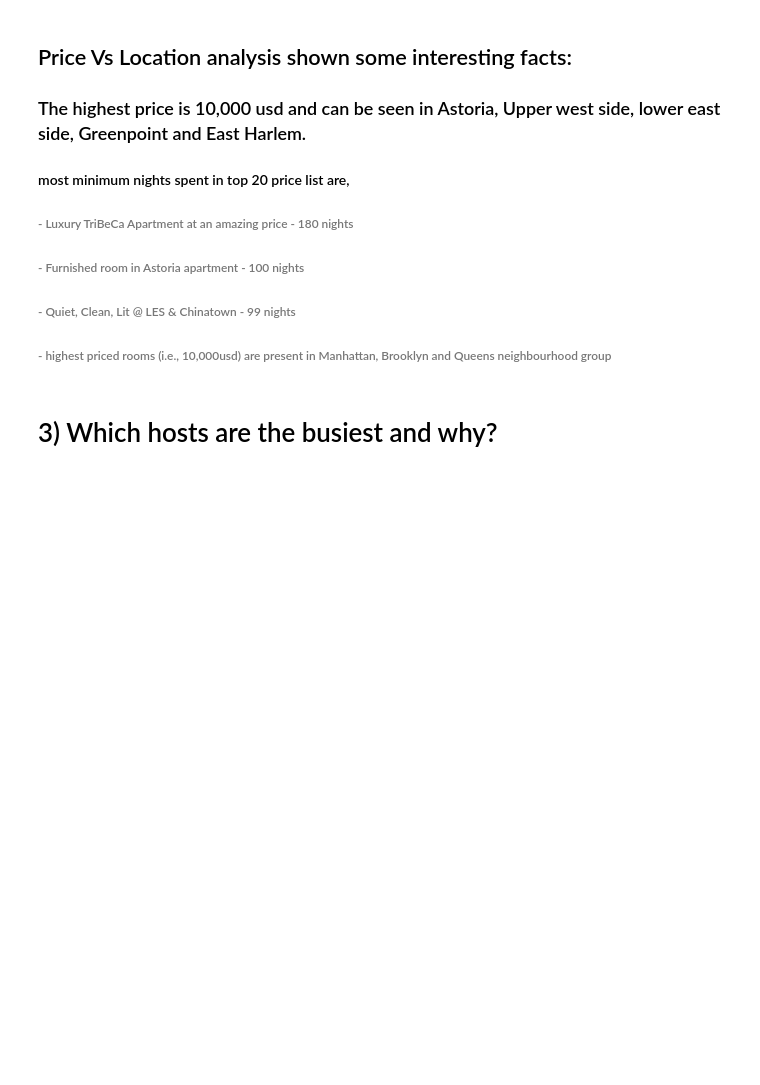
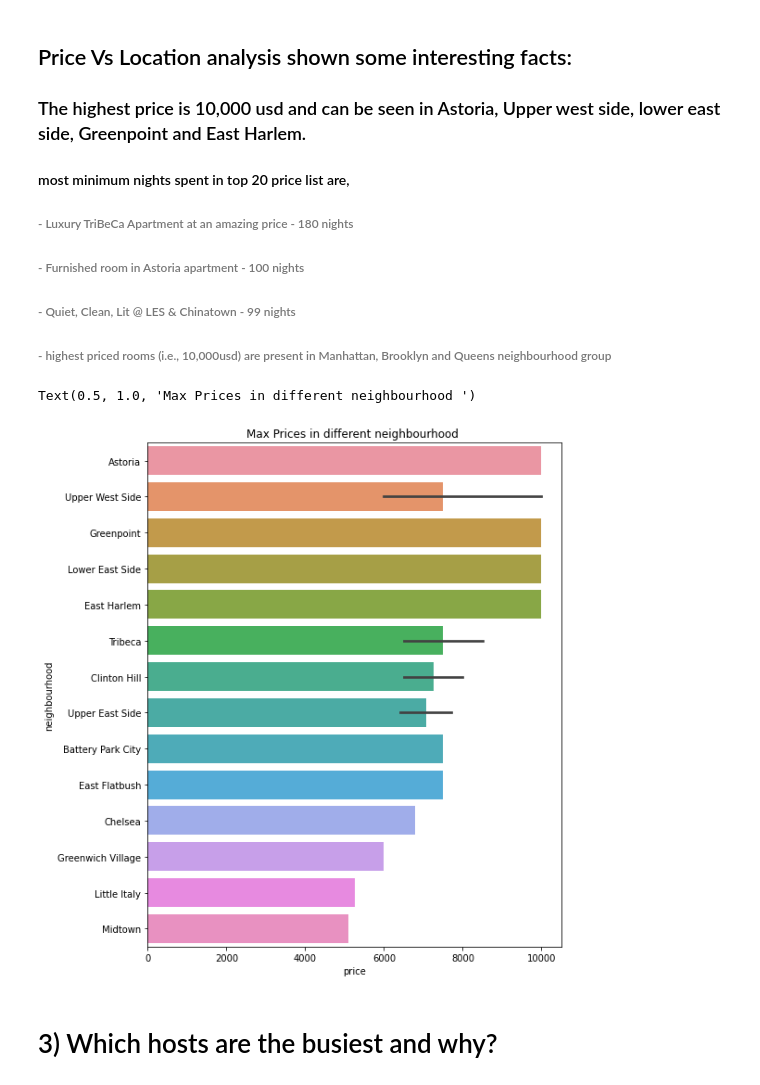
Before and after one commit to rknethinti/EDA-Airbnb-bookings-analysis, a Jupyter notebook: Airbnb_Bookings_Analysis_Capstone_Project.ipynb, the cells around one changed output. Cells and saved outputs as stored; diff of their text form; code cells hidden in the pictures; blank space fills up the shorter version.

```diff
--- a/Airbnb_Bookings_Analysis_Capstone_Project.ipynb
+++ b/Airbnb_Bookings_Analysis_Capstone_Project.ipynb
@@ -203,6 +218,13 @@ top_prices
 ###### - Furnished room in Astoria apartment - 100 nights
 ###### - Quiet, Clean, Lit @ LES & Chinatown	- 99 nights
 ###### - highest priced rooms (i.e., 10,000usd) are present in Manhattan, Brooklyn and Queens neighbourhood group
+# %%
+plt.figure(figsize=(8,10))
+sns.barplot(x= top_prices['price'],y=top_prices['neighbourhood'])
+plt.title('Max Prices in different neighbourhood ')
+# %% [output]
+Text(0.5, 1.0, 'Max Prices in different neighbourhood ')
+[figure, added]
 # %% [markdown]
 # 3) Which hosts are the busiest and why?
 # %%
```
Also changed, not shown: parts of 8 cells of this notebook.
